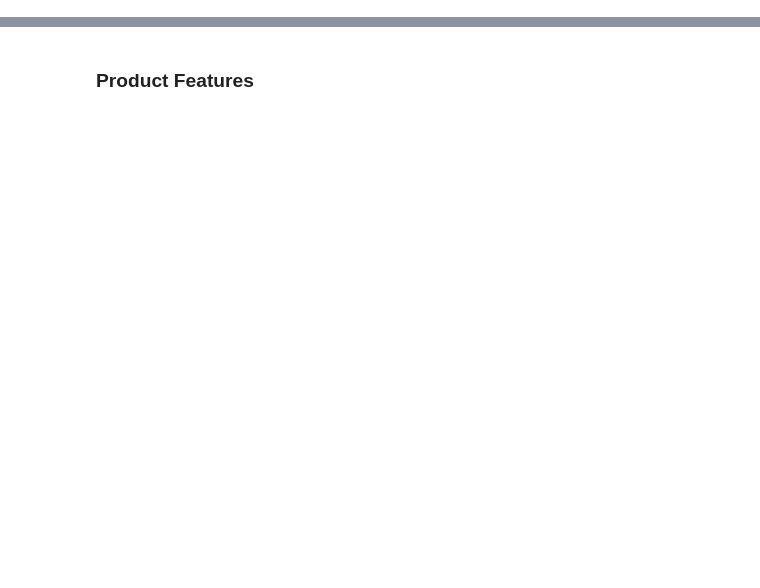
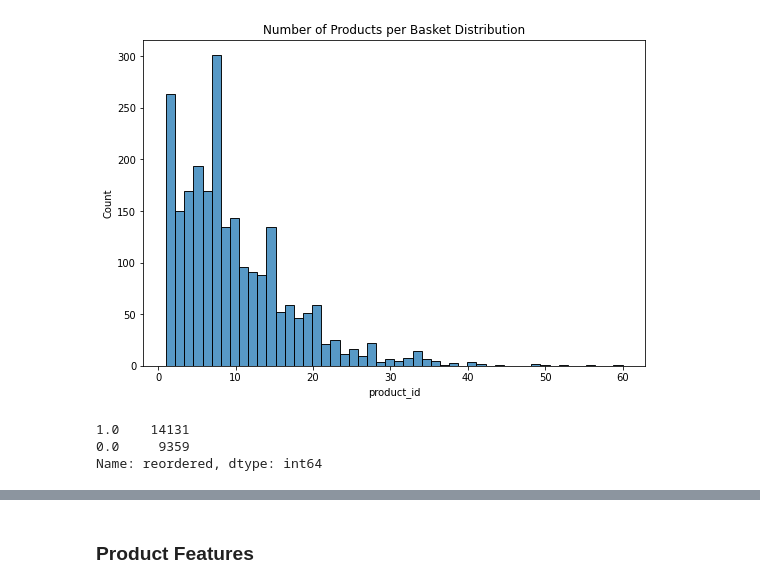
Before and after one commit to brandmend/Instacart_Basket_Prediction_Analysis, a Jupyter notebook: Instacart_EDA_Modeling_MBA.ipynb, the cells around one changed output, grey strips where cells are left out. Saved outputs shown, nothing was run; the diff lists cells and outputs as text; code cells hidden in the pictures; blank space fills up the shorter version.

```diff
--- a/Instacart_EDA_Modeling_MBA.ipynb
+++ b/Instacart_EDA_Modeling_MBA.ipynb
@@ -330,0 +318,20 @@ orders_products['order_dow'].value_counts(sort=False).plot.bar(figsize=(12,8));
+# %%
+# Visualizing basekt size distribution
+
+fig, ax = plt.subplots(figsize=(9,6))
+
+x = orders_products.groupby('order_id')['product_id'].count()
+
+sns.histplot(x=x)
+
+ax.set_title('Number of Products per Basket Distribution');
+# %% [output]
+[figure, added]
+# %%
+# What is the target distribution?
+
+orders_products['reordered'].value_counts()
+# %% [output]
+1.0    14131
+0.0     9359
+Name: reordered, dtype: int64
```
Also changed, not shown: parts of 132 cells of this notebook, 4 other files.
